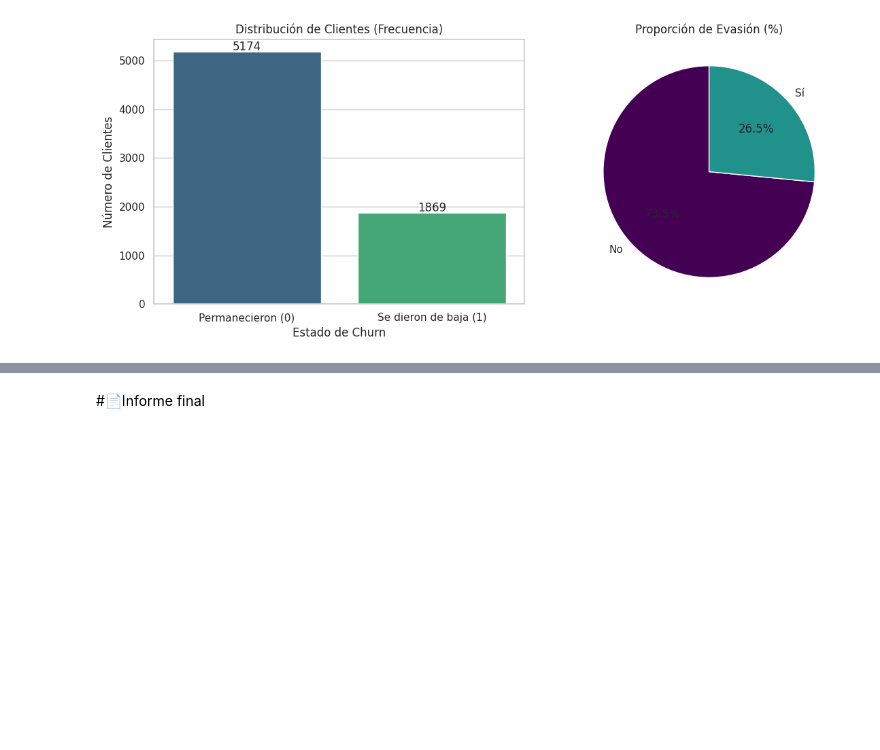
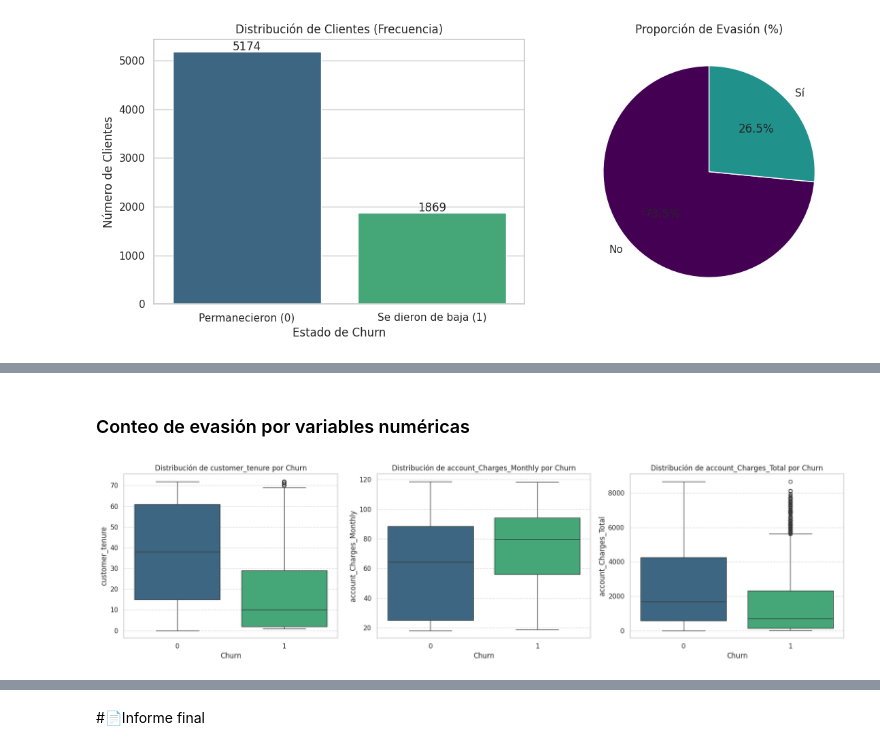
Before and after one commit to JAPreP/Desafio-Telecom-X-, a Jupyter notebook: TelecomX_JulianPreciado.ipynb, the cells around one changed output, grey strips where cells are left out. Cells and saved outputs as stored; diff of their text form; code cells hidden in the pictures; blank space fills up the shorter version.

```diff
--- a/TelecomX_JulianPreciado.ipynb
+++ b/TelecomX_JulianPreciado.ipynb
@@ -279,0 +346,22 @@ plt.show()
+# %% [markdown]
+### Conteo de evasión por variables numéricas
+# %%
+import matplotlib.pyplot as plt
+import seaborn as sns
+
+# 1. Definimos las variables numéricas clave
+variables_numericas = ['customer_tenure', 'account_Charges_Monthly', 'account_Charges_Total']
+
+# 2. Configuramos la cuadrícula de gráficos
+plt.figure(figsize=(18, 5))
+
+for i, col in enumerate(variables_numericas):
+    plt.subplot(1, 3, i + 1)
+    sns.boxplot(x='Churn', y=col, data=df_limpio, palette='viridis', hue='Churn', legend=False)
+    plt.title(f'Distribución de {col} por Churn')
+    plt.grid(axis='y', linestyle='--', alpha=0.7)
+
+plt.tight_layout()
+plt.show()
+# %% [output]
+[figure, added]
```
Also changed, not shown: parts of 10 cells of this notebook.
